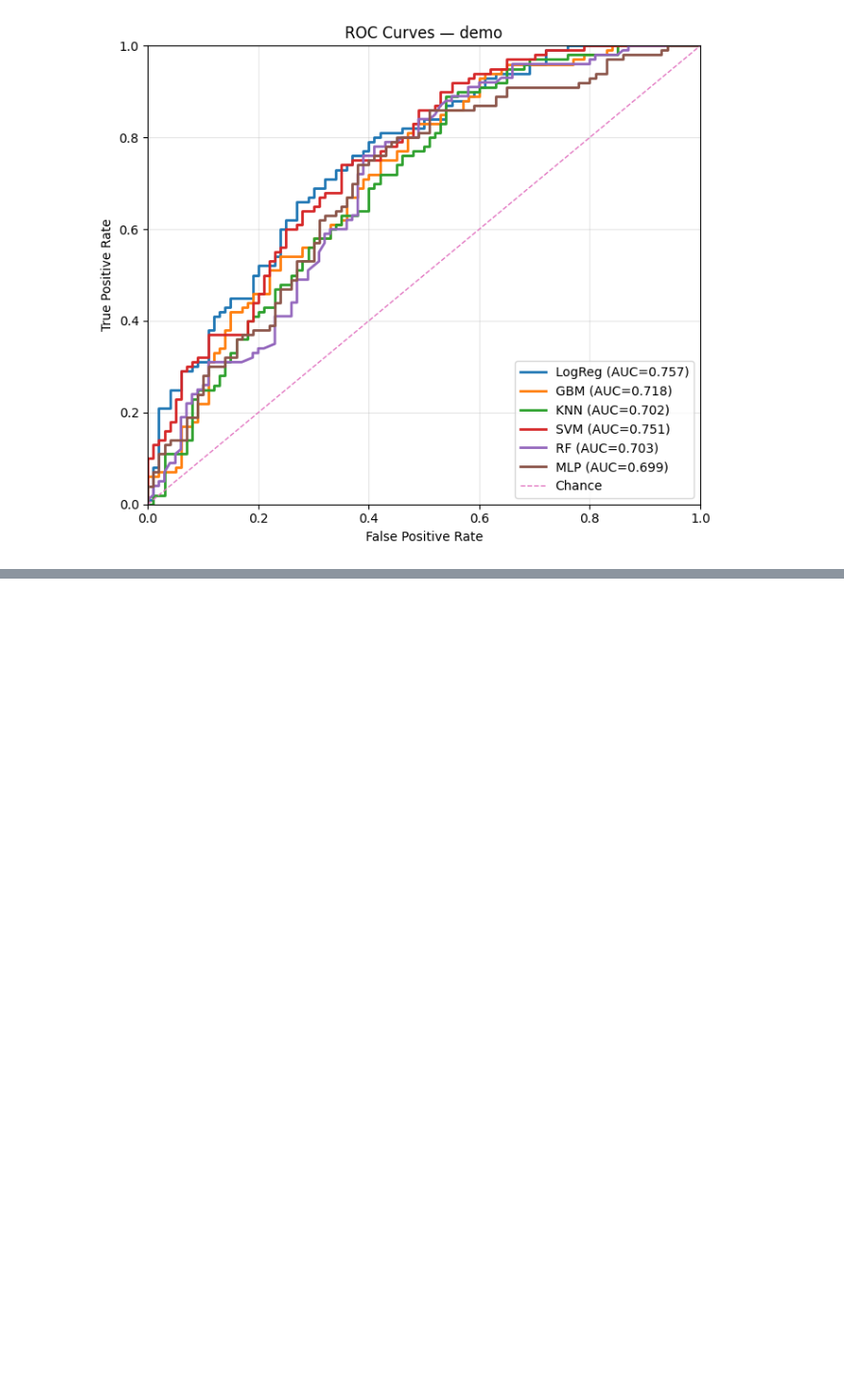
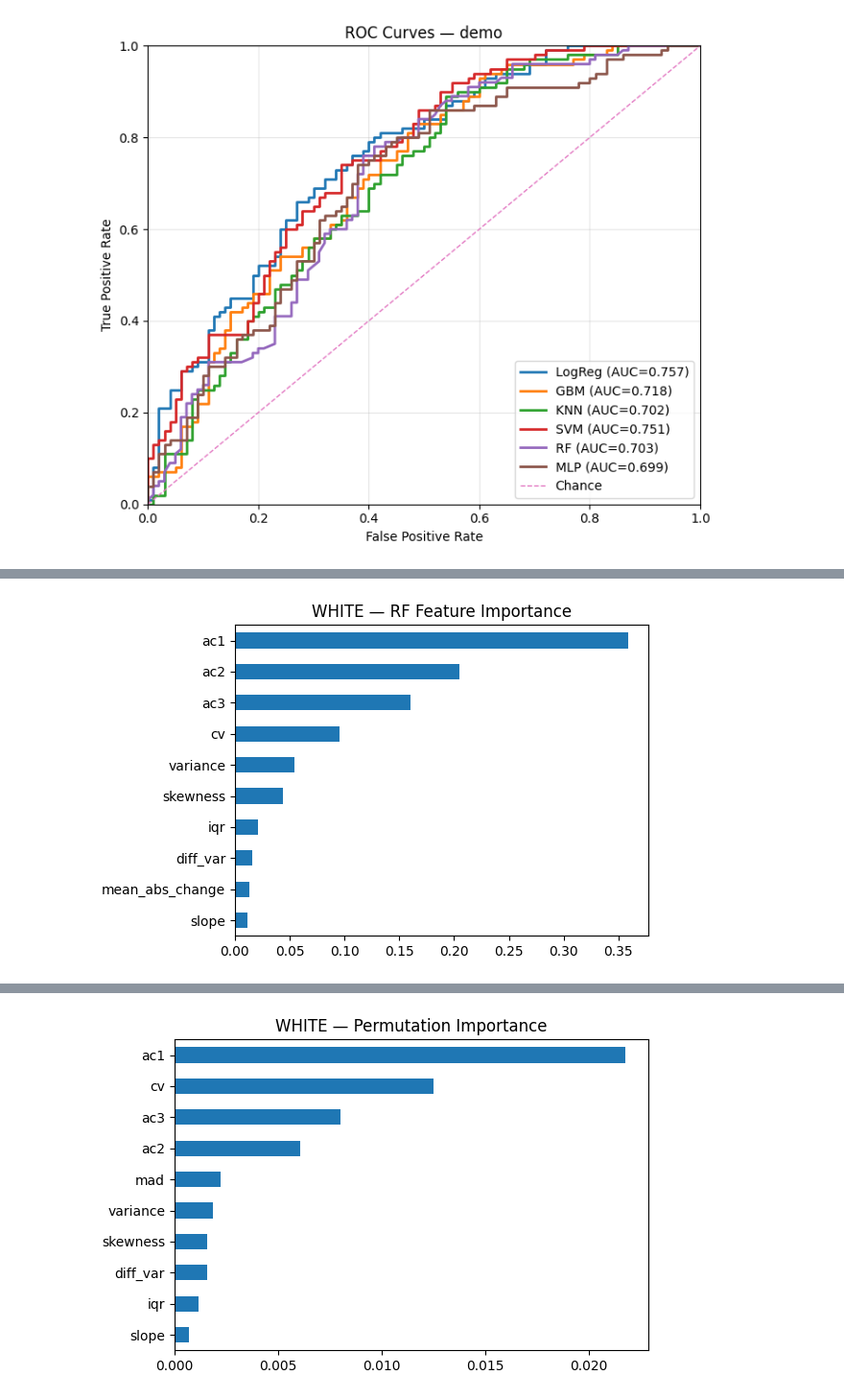
Before and after one commit to dhruvmenon76/BME590Project, a Jupyter notebook: notebooks/simulation_exploration.ipynb, the cells around one changed output, grey strips where cells are left out. Shown at 96% size. Saved outputs shown, nothing was run; the diff lists cells and outputs as text; code cells hidden in the pictures; blank space fills up the shorter version.

```diff
--- a/notebooks/simulation_exploration.ipynb
+++ b/notebooks/simulation_exploration.ipynb
@@ -447,0 +681,69 @@ plot_roc_by_noise(all_results)
+# %%
+import pandas as pd
+import matplotlib.pyplot as plt
+from sklearn.ensemble import RandomForestClassifier
+from sklearn.inspection import permutation_importance
+
+# Loop through datasets
+for ds_name, split in splits.items():
+    print(f"\n{ds_name} — Feature Importance Analysis")
+    print("-" * 50)
+
+    X_train = split["X_train"]
+    y_train = split["y_train"]
+    X_test  = split["X_test"]
+    y_test  = split["y_test"]
+
+    feature_names = X_train.columns
+
+    # -------------------------
+    # Train Random Forest
+    # -------------------------
+    rf = RandomForestClassifier(random_state=42)
+    rf.fit(X_train, y_train)
+
+    # -------------------------
+    # 1. Built-in importance
+    # -------------------------
+    rf_importance = pd.Series(
+        rf.feature_importances_,
+        index=feature_names
+    ).sort_values(ascending=False)
+
+    print("\nTop 10 RF Feature Importances:")
+    print(rf_importance.head(10))
+
+    # Plot RF importance
+    plt.figure(figsize=(6, 4))
+    rf_importance.head(10).sort_values().plot(kind="barh")
+    plt.title(f"{ds_name} — RF Feature Importance")
+    plt.tight_layout()
+    plt.show()
+
+    # -------------------------
+    # 2. Permutation importance (better)
+    # -------------------------
+    perm = permutation_importance(
+        rf,
+        X_test,
+        y_test,
+        n_repeats=10,
+        random_state=42,
+        scoring="roc_auc"
+    )
+
+    perm_importance = pd.Series(
+        perm.importances_mean,
+        index=feature_names
+    ).sort_values(ascending=False)
+
+    print("\nTop 10 Permutation Importances (AUC-based):")
+    print(perm_importance.head(10))
+
+    # Plot permutation importance
+    plt.figure(figsize=(6, 4))
+    perm_importance.head(10).sort_values().plot(kind="barh")
+    plt.title(f"{ds_name} — Permutation Importance")
+    plt.tight_layout()
+    plt.show()
+# %% [output]
@@ -447,0 +765 @@ plot_roc_by_noise(all_results)
+[figure, added]
@@ -447,0 +778 @@ plot_roc_by_noise(all_results)
+[figure, added]
```
Also changed, not shown: parts of 6 cells of this notebook, 1 other file.
